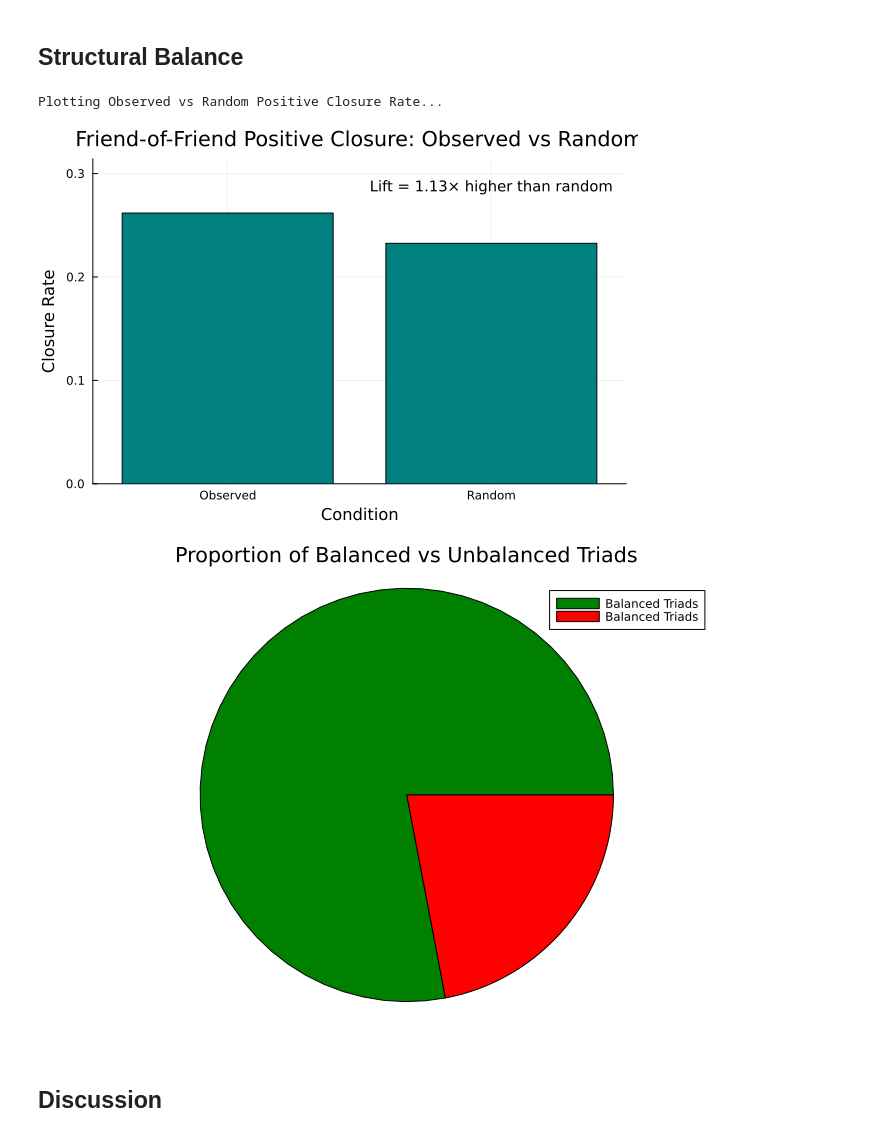
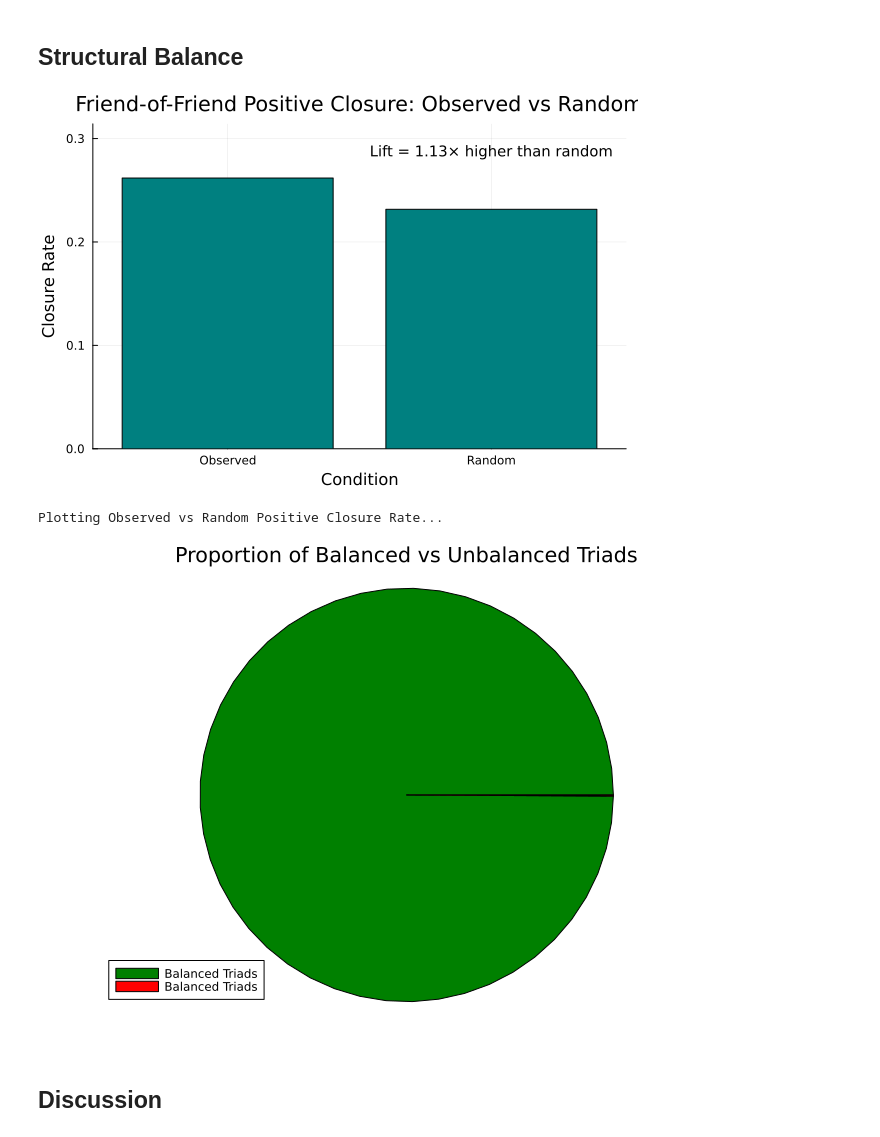
Before and after one commit to khuship0104/project1, a Jupyter notebook: project1.ipynb, the cells around one changed output. Drawn from its saved outputs; the diff is of its cells as text; code cells hidden in the pictures.

Commit message:
Updated balanced triad ratio graph

```diff
--- a/project1.ipynb
+++ b/project1.ipynb
@@ -343,36 +359,36 @@ bar(
     legend=false,
     ylim=(0, max(obs, rand_mean) * 1.2)
 )
 
 annot = "Lift = $(round(lift, digits=2))× higher than random"
 annotate!(1.5, max(obs, rand_mean)*1.1, text(annot, 10, :black))
 display(current())
 
 
 gr()
 
-balance_ratio = 0.78
+balance_ratio = bal_ratio
 unbalanced_ratio = 1 - balance_ratio
 
 data = [balance_ratio, unbalanced_ratio]
 
 
 labels = ["Balanced Triads" "Unbalanced Triads"]
 colors = [:green, :red]
 
 
 pie(
     data;
     label = labels,
     color = colors,
     title = "Proportion of Balanced vs Unbalanced Triads",
     legend = true,
     size = (700, 500)
 )
 # %% [output]
+[figure]
 Plotting Observed vs Random Positive Closure Rate...
-[figure]
-[figure, old version]
+[figure, new version]
 # %% [markdown]
 ## Discussion
 # %% [markdown]
```
Also changed, not shown: parts of 2 cells of this notebook.
